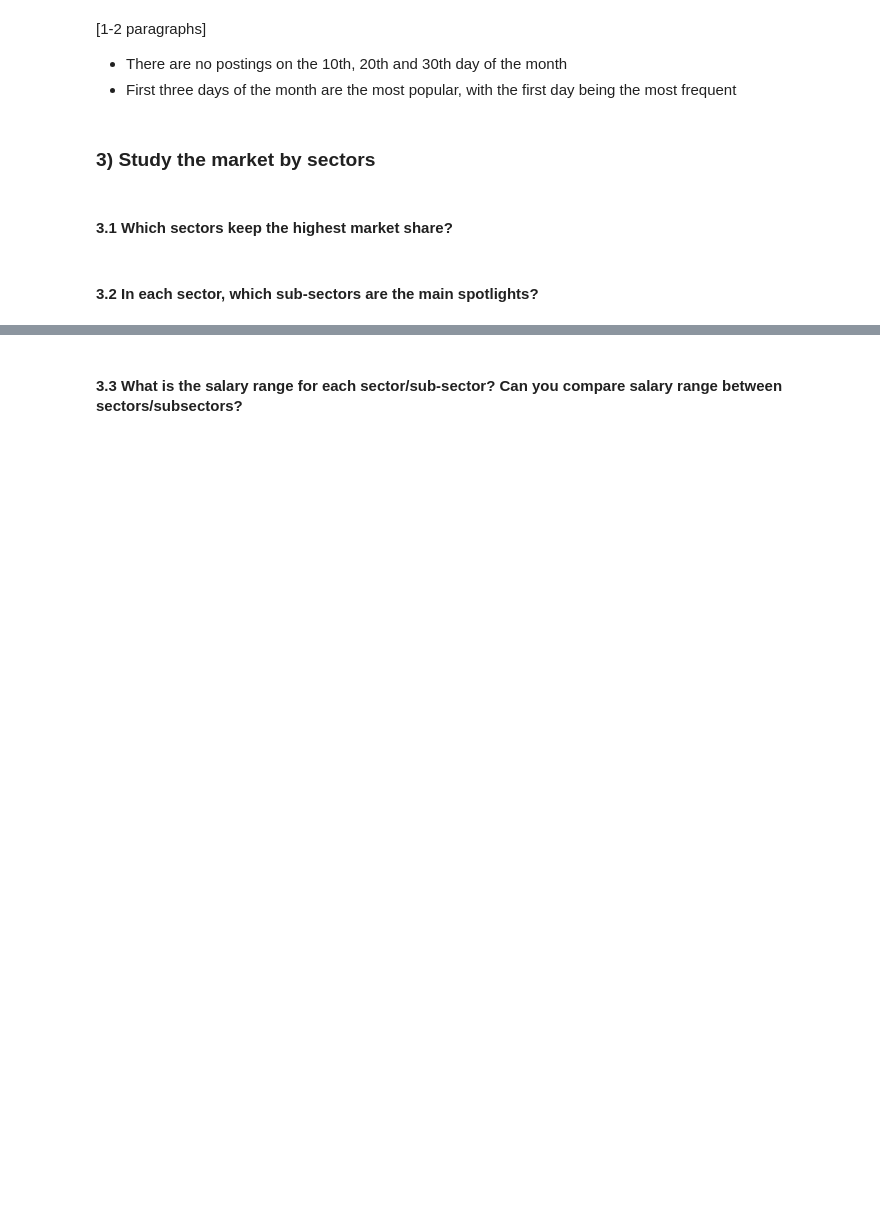
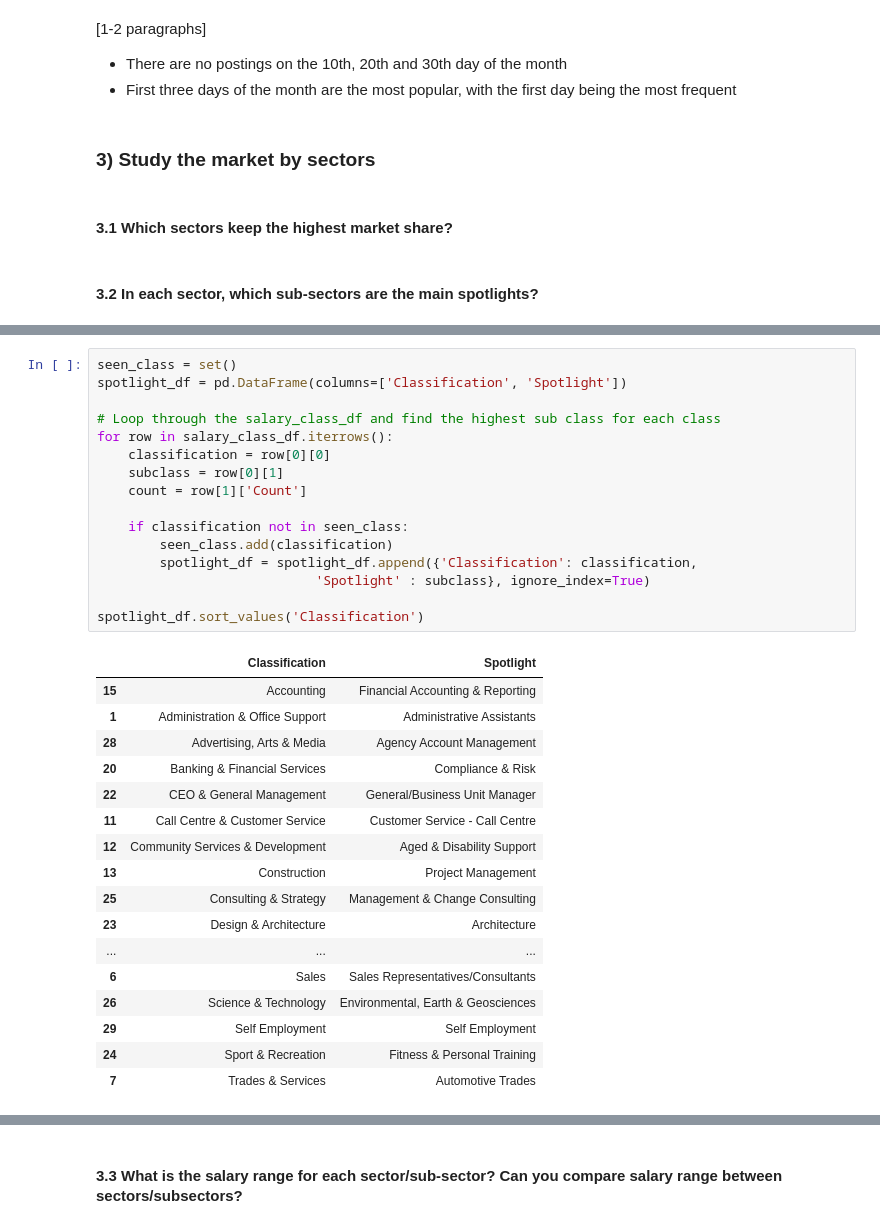
Before and after one commit to natnicha143/BDA-Assignment, a Jupyter notebook: Andrei_Natnicha_3803ICTAssignment.ipynb, the cells around one changed output, grey strips where cells are left out. Saved outputs shown, nothing was run; the diff lists cells and outputs as text; blank space fills up the shorter version.

```diff
--- a/Andrei_Natnicha_3803ICTAssignment.ipynb
+++ b/Andrei_Natnicha_3803ICTAssignment.ipynb
@@ -386,0 +455,34 @@ plt.plot(X, y_pred, color='black')
+# %%
+seen_class = set()
+spotlight_df = pd.DataFrame(columns=['Classification', 'Spotlight'])
+
+# Loop through the salary_class_df and find the highest sub class for each class
+for row in salary_class_df.iterrows():
+    classification = row[0][0]
+    subclass = row[0][1]
+    count = row[1]['Count']
+
+    if classification not in seen_class:
+        seen_class.add(classification)
+        spotlight_df = spotlight_df.append({'Classification': classification,
+                            'Spotlight' : subclass}, ignore_index=True)
+
+spotlight_df.sort_values('Classification')
+# %% [output]
+|  | Classification | Spotlight |
+| 15 | Accounting | Financial Accounting & Reporting |
+| 1 | Administration & Office Support | Administrative Assistants |
+| 28 | Advertising, Arts & Media | Agency Account Management |
+| 20 | Banking & Financial Services | Compliance & Risk |
+| 22 | CEO & General Management | General/Business Unit Manager |
+| 11 | Call Centre & Customer Service | Customer Service - Call Centre |
+| 12 | Community Services & Development | Aged & Disability Support |
+| 13 | Construction | Project Management |
+| 25 | Consulting & Strategy | Management & Change Consulting |
+| 23 | Design & Architecture | Architecture |
+| ... | ... | ... |
+| 6 | Sales | Sales Representatives/Consultants |
+| 26 | Science & Technology | Environmental, Earth & Geosciences |
+| 29 | Self Employment | Self Employment |
+| 24 | Sport & Recreation | Fitness & Personal Training |
+| 7 | Trades & Services | Automotive Trades |
```
Also changed, not shown: parts of 21 cells of this notebook.
